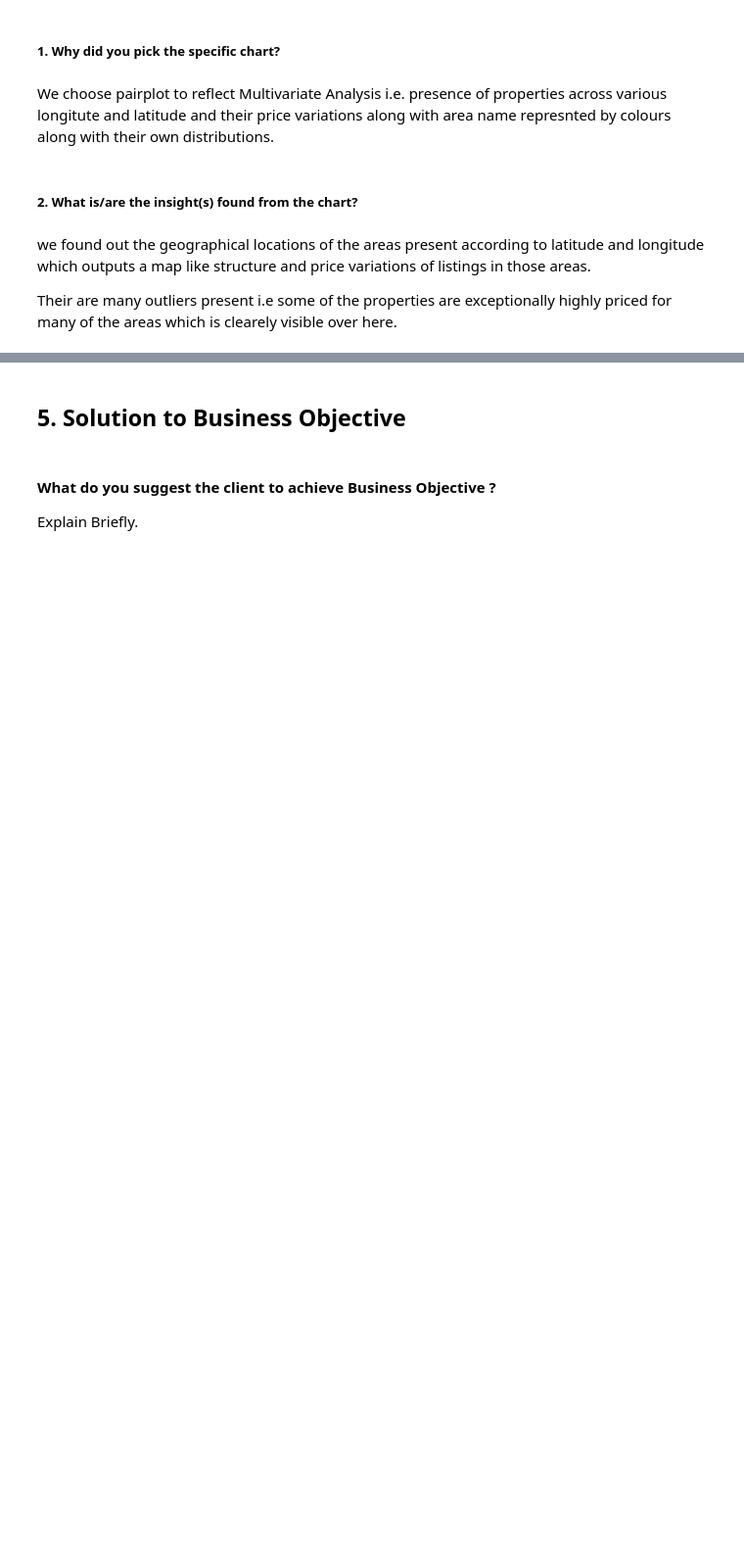
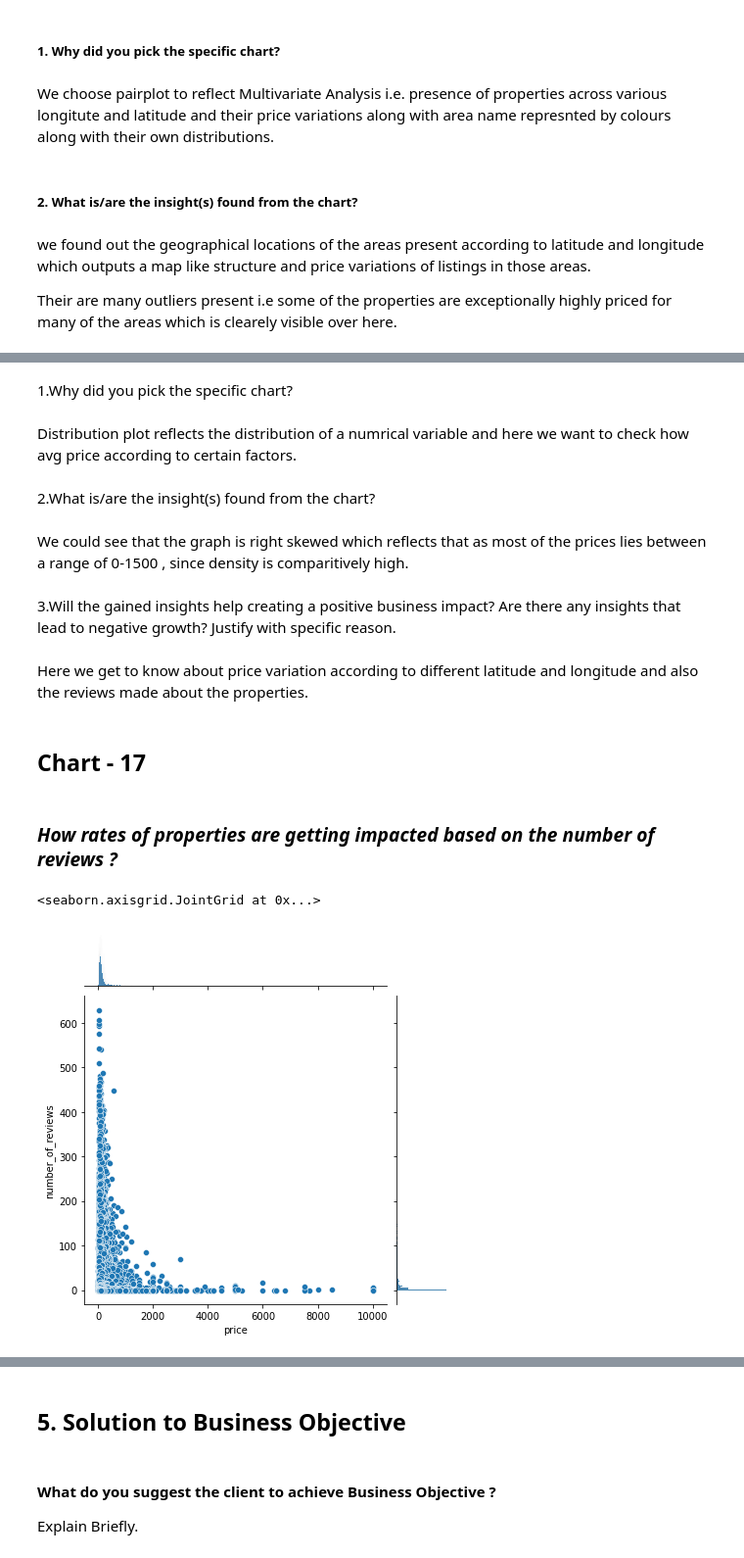
Before and after one commit to apurva-shrivastava/AirBnb-Booking-Analysis, a Jupyter notebook: Apurva_Shrivastava_EDA_Submission_Template.ipynb, the cells around one changed output, grey strips where cells are left out. Shown at 98% size. Drawn from its saved outputs; the diff is of its cells as text; code cells hidden in the pictures; blank space fills up the shorter version.

Commit message:
successfully created 5 more insights and listed solution to be adopted by clients and conclusions made by analysis.

```diff
--- a/Apurva_Shrivastava_EDA_Submission_Template.ipynb
+++ b/Apurva_Shrivastava_EDA_Submission_Template.ipynb
@@ -676,0 +686,22 @@ Their are many outliers present i.e some of the properties are  exceptionally  h
+# %% [markdown]
+1.Why did you pick the specific chart?
+# %% [markdown]
+Distribution plot reflects the distribution of a numrical variable and here we want to check how avg price according to certain factors.
+# %% [markdown]
+2.What is/are the insight(s) found from the chart?
+# %% [markdown]
+We could see that the graph is right skewed which reflects that as most of the prices lies between a range of 0-1500 , since density is comparitively high.
+# %% [markdown]
+3.Will the gained insights help creating a positive business impact?
+Are there any insights that lead to negative growth? Justify with specific reason.
+# %% [markdown]
+Here we get to know about price variation according to different latitude and longitude and also the reviews made about the properties.
+# %% [markdown]
+## Chart - 17
+# %% [markdown]
+### ***How rates of properties are getting impacted based on the number of reviews ?***
+# %%
+sns.jointplot(x='price', y='number_of_reviews', data=air_df_new, kind='scatter')
+# %% [output]
+<seaborn.axisgrid.JointGrid at 0x...>
+[figure, added]
```
Also changed, not shown: parts of 37 cells of this notebook.
